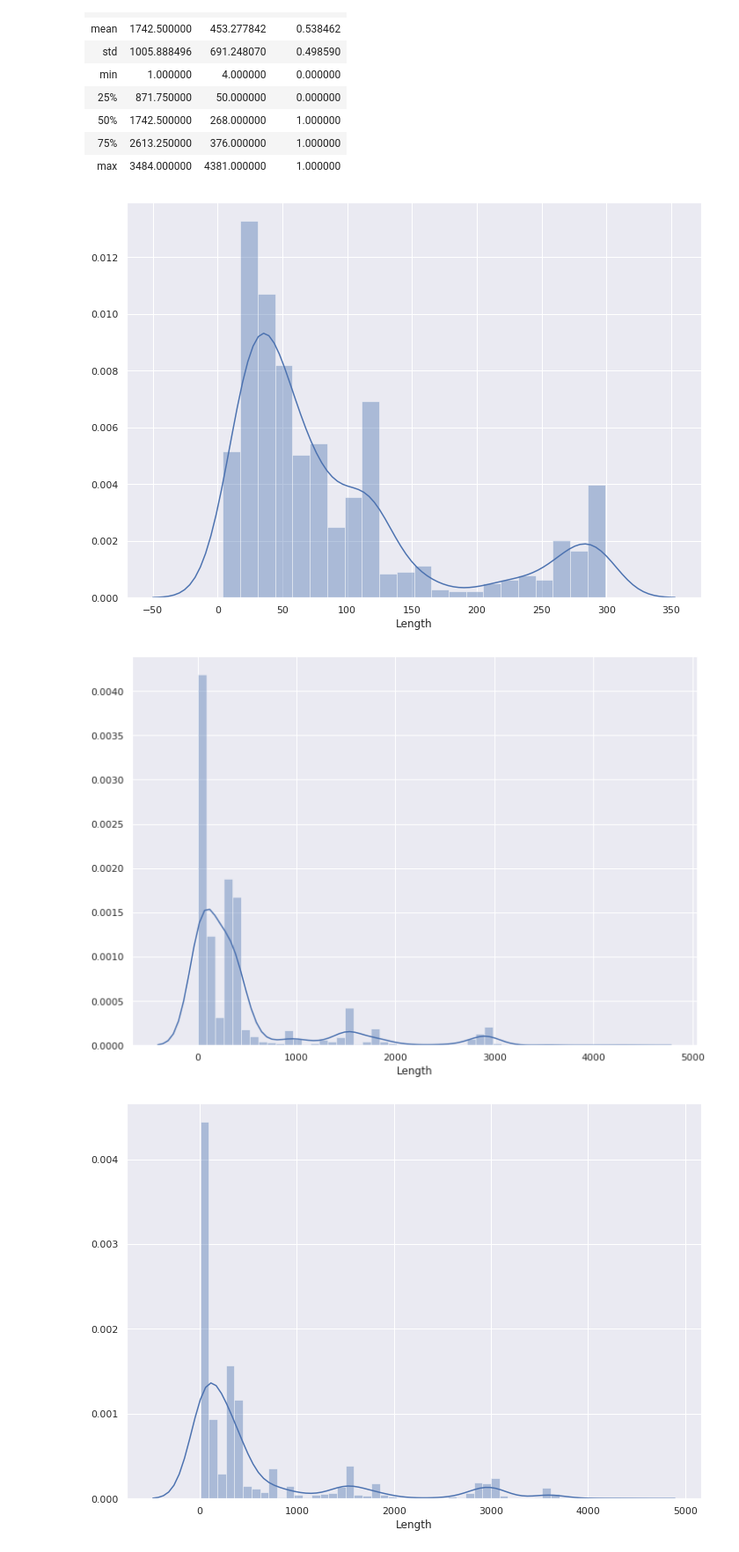
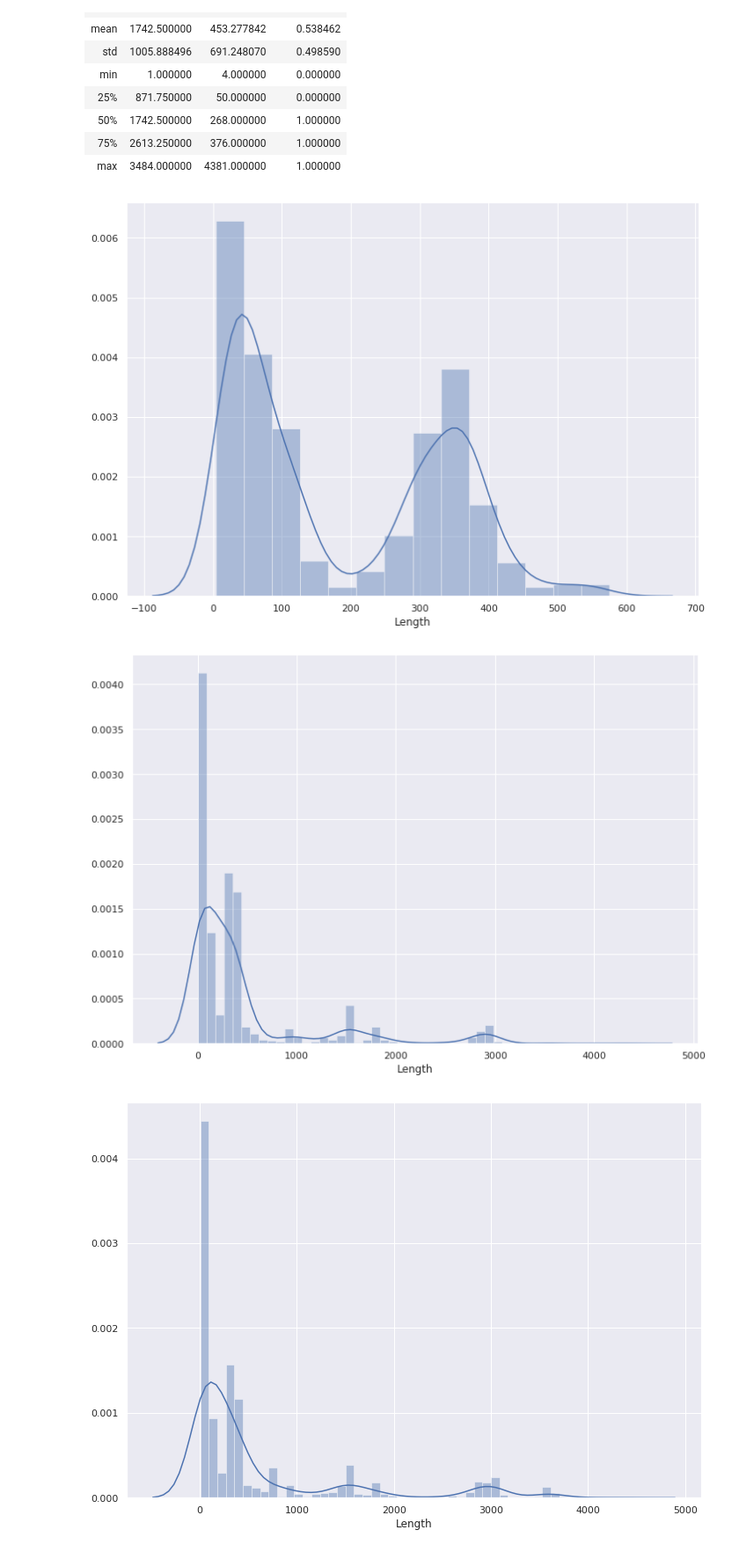
Before and after one commit to SacredArrow/Secondary_structure_public, a Jupyter notebook: Untitled.ipynb, the cells around one changed output. Shown at 88% size. Saved outputs shown, nothing was run; the diff lists cells and outputs as text; code cells hidden in the pictures.

```diff
--- a/Untitled.ipynb
+++ b/Untitled.ipynb
@@ -6,7 +6,7 @@ sns.set(rc={'figure.figsize':(11.7,8.27)})
 # %%
 df = pd.read_csv("out.csv")
 # %%
-df = df[df.has_knots == 1]
+# df = df[df.has_knots == 1]
 # %%
 df.head()
 # %% [output]
@@ -29,13 +29,13 @@ df.describe()
 | 75% | 2613.250000 | 376.000000 | 1.000000 |
 | max | 3484.000000 | 4381.000000 | 1.000000 |
 # %%
-sns.distplot(df.Length[df.Length < 300]);
+sns.distplot(df.Length[df.Length < 600]);
 # %% [output]
-[figure, old version]
+[figure, new version]
 # %%
 sns.distplot(df.Length,kde=True);
 # %% [output]
-[figure, old version]
+[figure, new version]
 # %%
 sns.distplot(df.Length[df.Length < 5000],kde=True);
 # %% [output]
```
Also changed, not shown: parts of 10 cells of this notebook, 7 other files.
